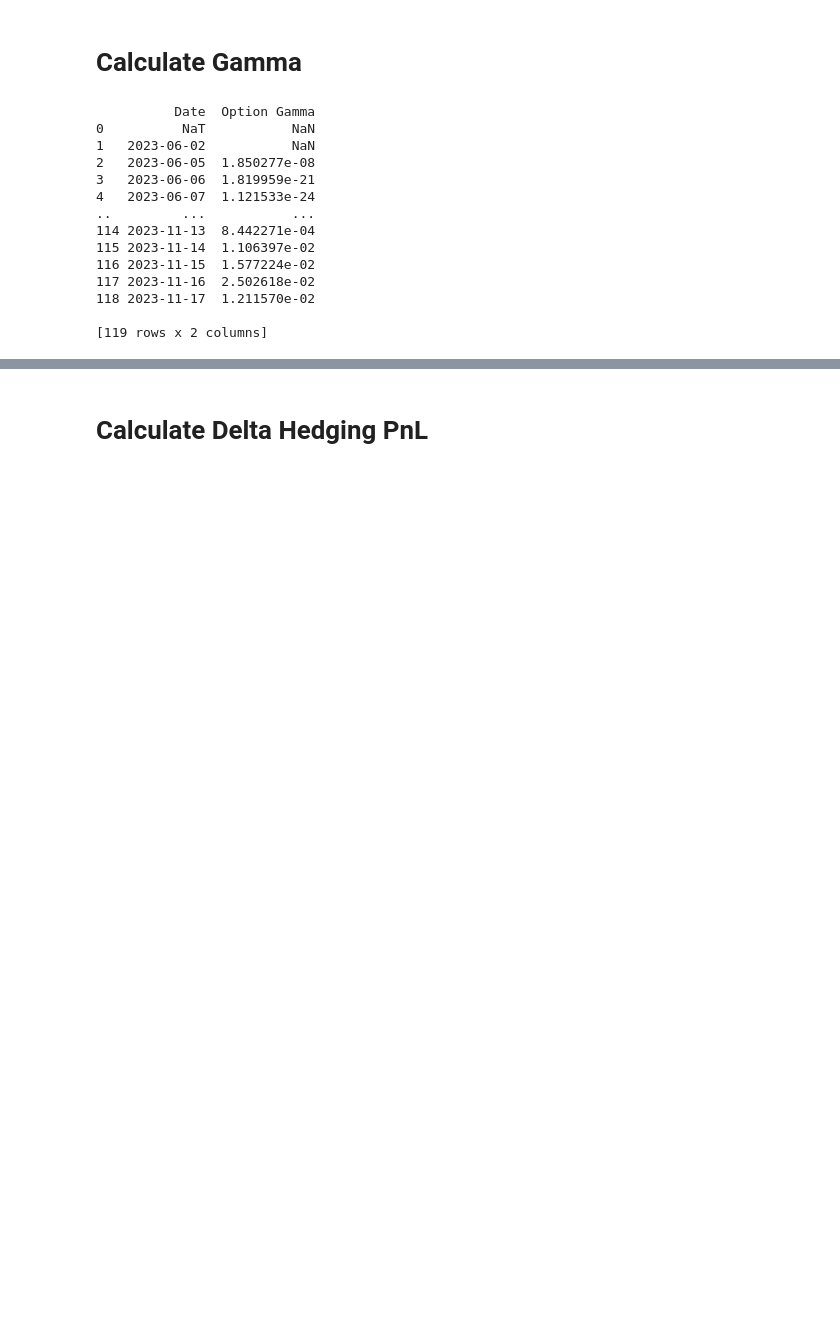
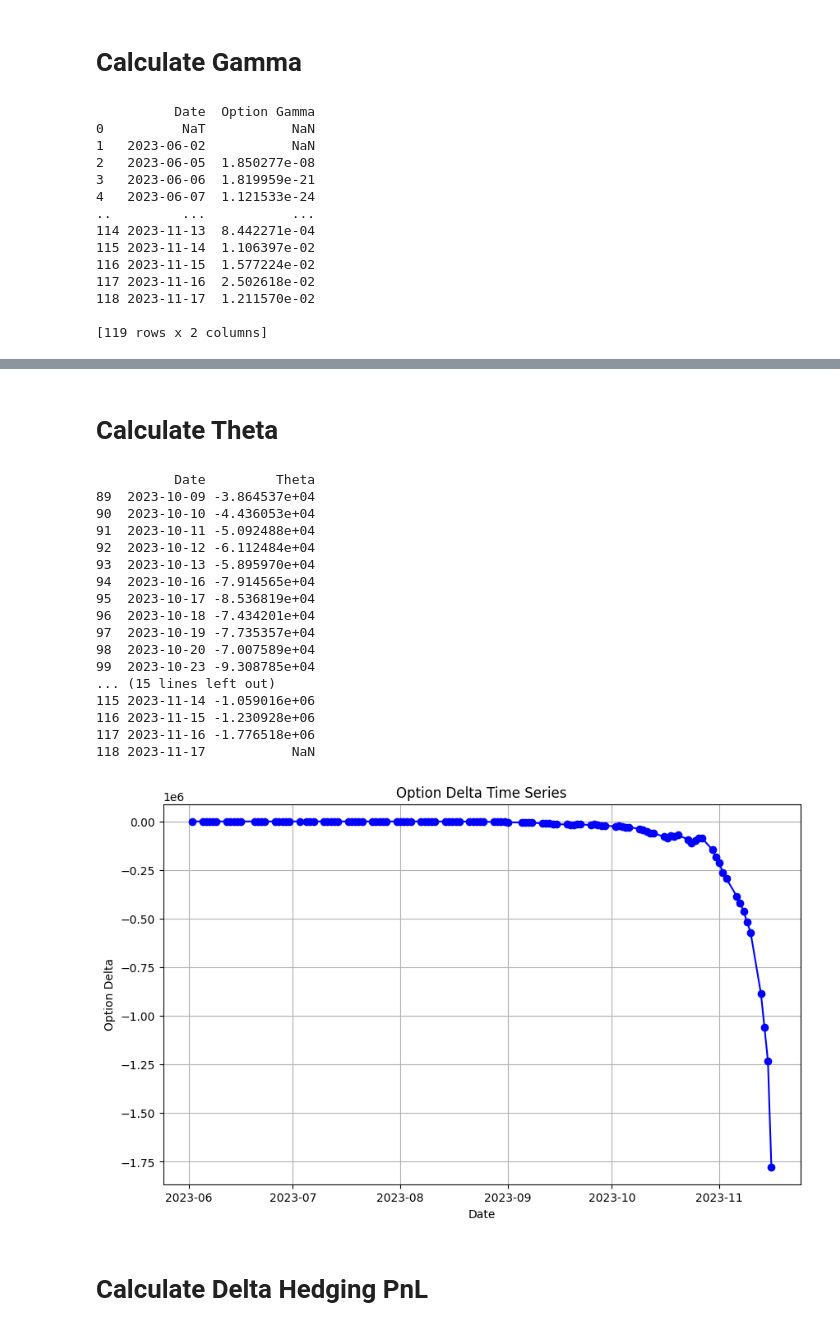
Before and after one commit to drewcarranti/binom_opt_pricing, a Jupyter notebook: FE 620 Final Project_Call.ipynb, the cells around one changed output, grey strips where cells are left out. Drawn from its saved outputs; the diff is of its cells as text; code cells hidden in the pictures; blank space fills up the shorter version.

```diff
--- a/FE 620 Final Project_Call.ipynb
+++ b/FE 620 Final Project_Call.ipynb
@@ -135,24 +116,0 @@ df.to_csv("test.csv")
-# %%
-# Calculate time to expiration in years
-df['Time_to_Expiration'] = (pd.to_datetime('2023-11-17') - df['Date']).dt.days / 365
-
-# Calculate d1 and d2
-df['d1'] = (np.log(df['SPY US Equity'] / 455) + (df['6M SOFR'] - 0.0 + (df['Implied Vol']**2) / 2) * df['Time_to_Expiration']) / (df['Implied Vol'] * np.sqrt(df['Time_to_Expiration']))
-df['d2'] = df['d1'] - df['Implied Vol'] * np.sqrt(df['Time_to_Expiration'])
-
-# Calculate theta
-df['Theta'] = -df['SPY US Equity'] * np.exp(-0.0 * df['Time_to_Expiration']) * norm.pdf(df['d1']) * df['Implied Vol'] / (2 * np.sqrt(df['Time_to_Expiration'])) - \
-              455 * np.exp(-df['6M SOFR'] * df['Time_to_Expiration']) * norm.pdf(df['d2']) * df['6M SOFR']
-
-# Display the DataFrame with theta
-print(df[['Date', 'Theta']])
-
-df['Date'] = pd.to_datetime(df['Date'])
-
-plt.figure(figsize=(10, 6))
-plt.plot(df['Date'], df['Theta'], marker='o', linestyle='-', color='b')
-plt.title('Option Delta Time Series')
-plt.xlabel('Date')
-plt.ylabel('Option Delta')
-plt.grid(True)
-plt.show()
@@ -175,3 +117,45 @@ plt.show()
+# %% [markdown]
+# Calculate Theta
+# %%
+df['Time_to_Expiration'] = (pd.to_datetime('2023-11-17') - df['Date']).dt.days / 365
+
+df['d1'] = (np.log(df['SPY US Equity'] / 455) + (df['6M SOFR'] - 0.0 + (df['Implied Vol']**2) / 2) * df['Time_to_Expiration']) / (df['Implied Vol'] * np.sqrt(df['Time_to_Expiration']))
+df['d2'] = df['d1'] - df['Implied Vol'] * np.sqrt(df['Time_to_Expiration'])
+
+
+df['Theta'] = (-df['SPY US Equity'] * np.exp(-0.0 * df['Time_to_Expiration']) * norm.pdf(df['d1']) * df['Implied Vol'] / (2 * np.sqrt(df['Time_to_Expiration'])) - \
+              455 * np.exp(-df['6M SOFR'] * df['Time_to_Expiration']) * norm.pdf(df['d2']) * df['6M SOFR'])*100
+
+print(df[['Date', 'Theta']].tail(30))
+
+df['Date'] = pd.to_datetime(df['Date'])
+
+plt.figure(figsize=(10, 6))
+plt.plot(df['Date'], df['Theta'], marker='o', linestyle='-', color='b')
+plt.title('Option Delta Time Series')
+plt.xlabel('Date')
+plt.ylabel('Option Delta')
+plt.grid(True)
+plt.show()
+# %% [output]
+          Date         Theta
+89  2023-10-09 -3.864537e+04
+90  2023-10-10 -4.436053e+04
+91  2023-10-11 -5.092488e+04
+92  2023-10-12 -6.112484e+04
+93  2023-10-13 -5.895970e+04
+94  2023-10-16 -7.914565e+04
+95  2023-10-17 -8.536819e+04
+96  2023-10-18 -7.434201e+04
+97  2023-10-19 -7.735357e+04
+98  2023-10-20 -7.007589e+04
+99  2023-10-23 -9.308785e+04
+... (15 lines left out)
+115 2023-11-14 -1.059016e+06
+116 2023-11-15 -1.230928e+06
+117 2023-11-16 -1.776518e+06
+118 2023-11-17           NaN
+[figure, added]
 # %% [markdown]
 # Calculate Delta Hedging PnL
 # %%
```
Also changed, not shown: parts of 7 cells of this notebook, 4 other files.
